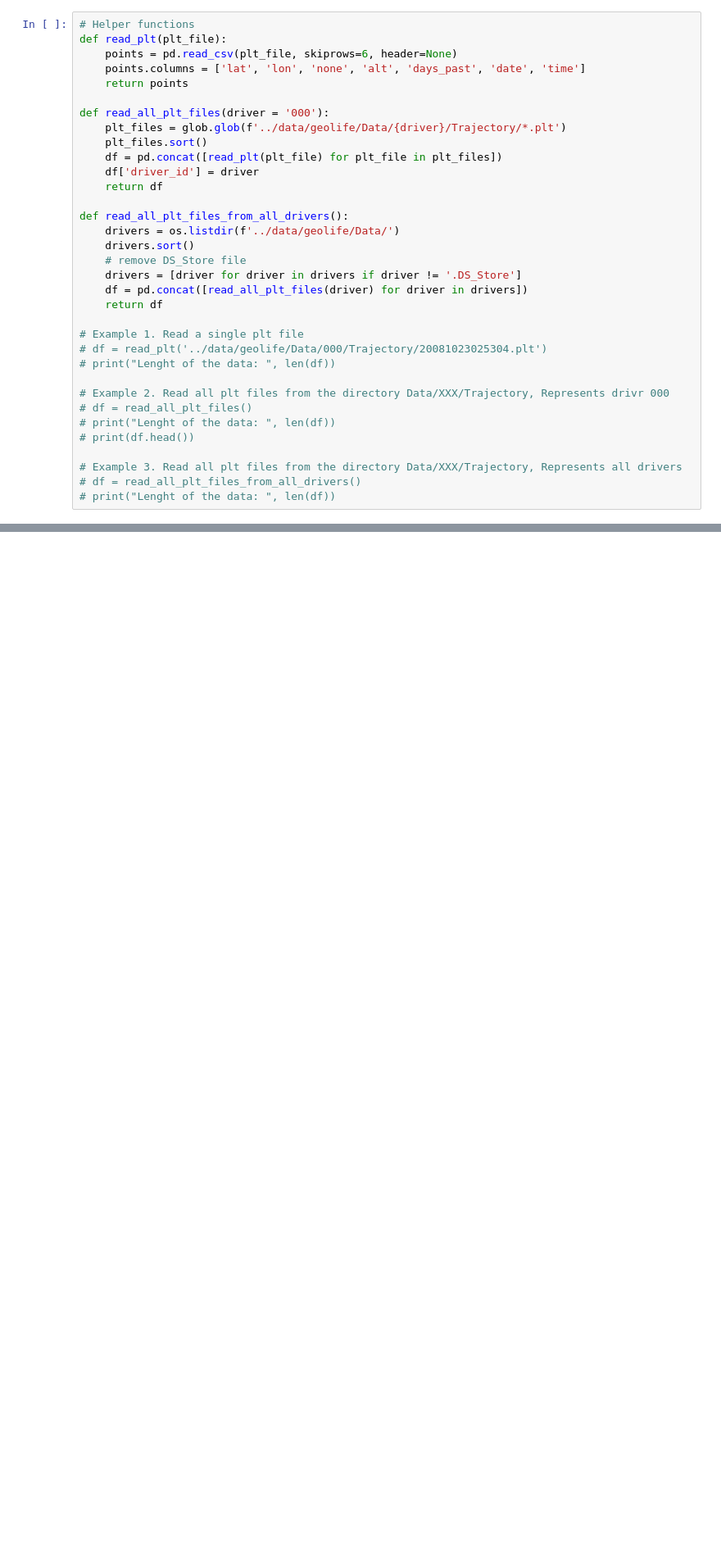
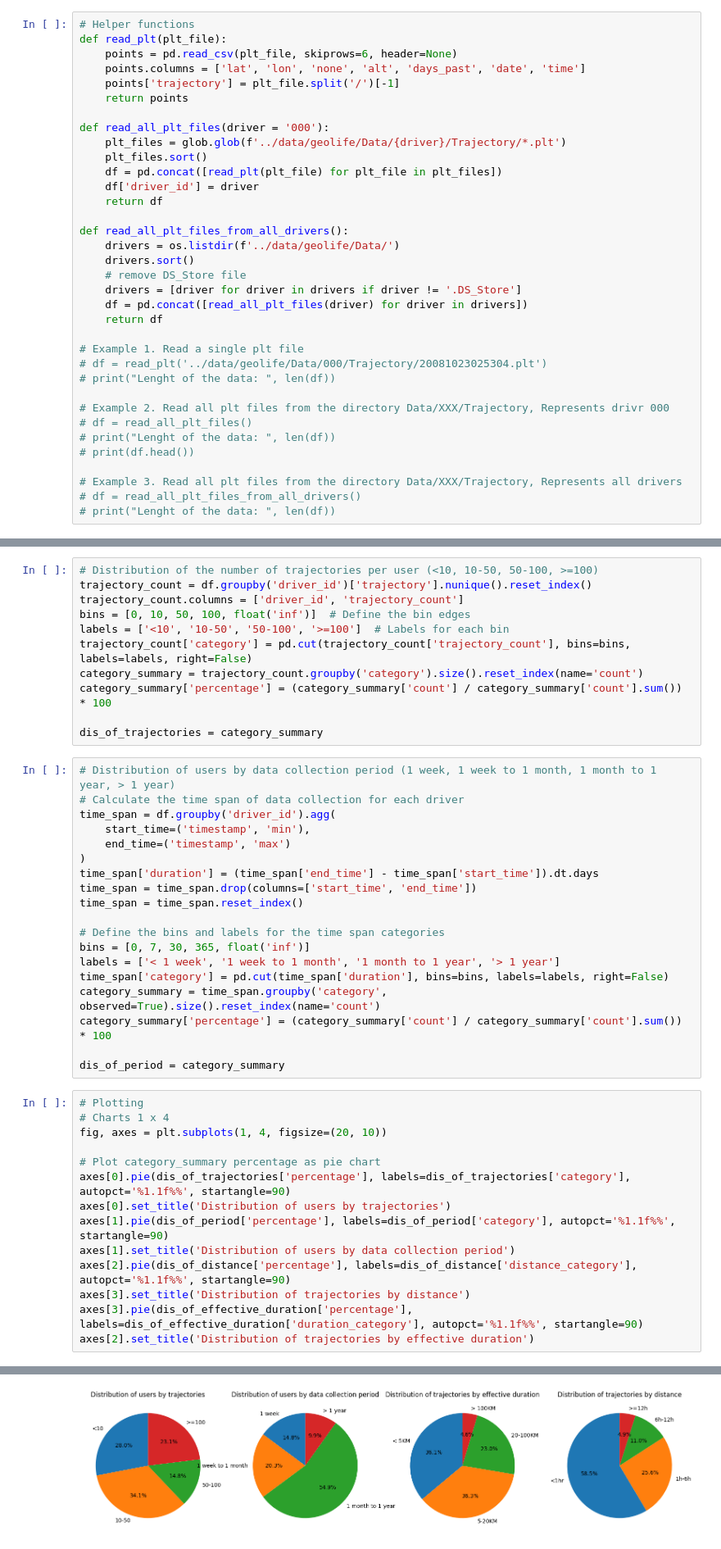
Before and after one commit to AkaCoder404/SUMO-Trajectory-Visualizer, a Jupyter notebook: vis/geolife.ipynb, the cells around one changed output, grey strips where cells are left out. Shown at 82% size. Drawn from its saved outputs; the diff is of its cells as text; blank space fills up the shorter version.

```diff
--- a/vis/geolife.ipynb
+++ b/vis/geolife.ipynb
@@ -38,6 +38,7 @@ Beijing OSM vs OSMnx
 def read_plt(plt_file):
     points = pd.read_csv(plt_file, skiprows=6, header=None)
     points.columns = ['lat', 'lon', 'none', 'alt', 'days_past', 'date', 'time']
+    points['trajectory'] = plt_file.split('/')[-1]
     return points
 
 def read_all_plt_files(driver = '000'):
@@ -124,0 +264,45 @@ HeatMap(data=df[['lat', 'lon']], radius=5).add_to(beijing_folium)
+# %%
+# Distribution of the number of trajectories per user (<10, 10-50, 50-100, >=100)
+trajectory_count = df.groupby('driver_id')['trajectory'].nunique().reset_index()
+trajectory_count.columns = ['driver_id', 'trajectory_count']
+bins = [0, 10, 50, 100, float('inf')]  # Define the bin edges
+labels = ['<10', '10-50', '50-100', '>=100']  # Labels for each bin
+trajectory_count['category'] = pd.cut(trajectory_count['trajectory_count'], bins=bins, labels=labels, right=False)
+category_summary = trajectory_count.groupby('category').size().reset_index(name='count')
+category_summary['percentage'] = (category_summary['count'] / category_summary['count'].sum()) * 100
+
+dis_of_trajectories = category_summary
+# %%
+# Distribution of users by data collection period (1 week, 1 week to 1 month, 1 month to 1 year, > 1 year)
+# Calculate the time span of data collection for each driver
+time_span = df.groupby('driver_id').agg(
+    start_time=('timestamp', 'min'),
+    end_time=('timestamp', 'max')
+)
+time_span['duration'] = (time_span['end_time'] - time_span['start_time']).dt.days
+time_span = time_span.drop(columns=['start_time', 'end_time'])
+time_span = time_span.reset_index()
+
+# Define the bins and labels for the time span categories
+bins = [0, 7, 30, 365, float('inf')]
+labels = ['< 1 week', '1 week to 1 month', '1 month to 1 year', '> 1 year']
+time_span['category'] = pd.cut(time_span['duration'], bins=bins, labels=labels, right=False)
+category_summary = time_span.groupby('category', observed=True).size().reset_index(name='count')
+category_summary['percentage'] = (category_summary['count'] / category_summary['count'].sum()) * 100
+
+dis_of_period = category_summary
+# %%
+# Plotting
+# Charts 1 x 4
+fig, axes = plt.subplots(1, 4, figsize=(20, 10))
+
+# Plot category_summary percentage as pie chart
+axes[0].pie(dis_of_trajectories['percentage'], labels=dis_of_trajectories['category'], autopct='%1.1f%%', startangle=90)
+axes[0].set_title('Distribution of users by trajectories')
+axes[1].pie(dis_of_period['percentage'], labels=dis_of_period['category'], autopct='%1.1f%%', startangle=90)
+axes[1].set_title('Distribution of users by data collection period')
+axes[2].pie(dis_of_distance['percentage'], labels=dis_of_distance['distance_category'], autopct='%1.1f%%', startangle=90)
+axes[3].set_title('Distribution of trajectories by distance')
+axes[3].pie(dis_of_effective_duration['percentage'], labels=dis_of_effective_duration['duration_category'], autopct='%1.1f%%', startangle=90)
+axes[2].set_title('Distribution of trajectories by effective duration')
+# %% [output]
@@ -124,0 +310 @@ HeatMap(data=df[['lat', 'lon']], radius=5).add_to(beijing_folium)
+[figure, added]
```
Also changed, not shown: parts of 19 cells of this notebook, 3 other files.
